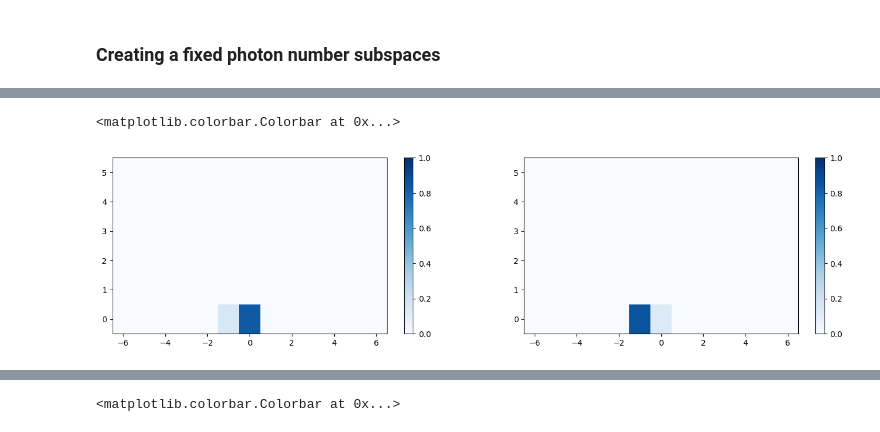
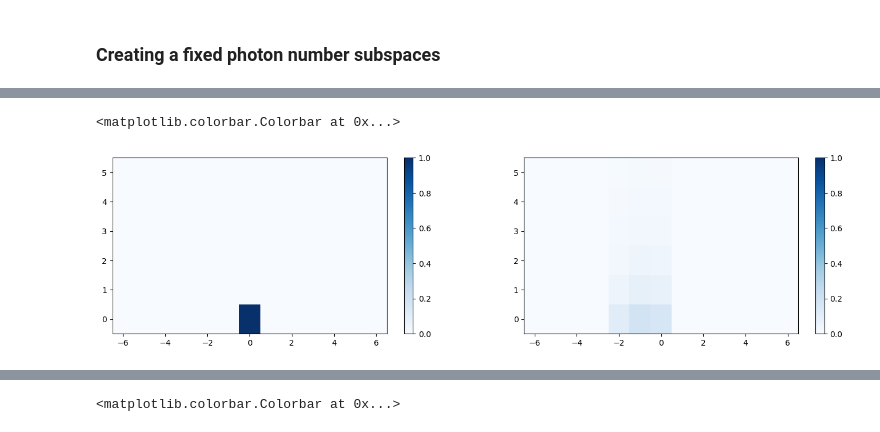
Before and after one commit to OgisT/RateEquations, a Jupyter notebook: RateEqs.ipynb, the cells around one changed output, grey strips where cells are left out. Cells and saved outputs as stored; diff of their text form; code cells hidden in the pictures.

```diff
--- a/RateEqs.ipynb
+++ b/RateEqs.ipynb
@@ -1341,13 +1342,13 @@ for ngi, ng in enumerate(nglist):
         for ph2 in phstates:
             for i , eli in enumerate(elstates):
                 for j, elj in enumerate(elstates):
-                    Gmatfr[:, i, j, ph1, ph2] = Gmatfixedresoptnondiag(ph1, ph2, eli, elj, ntrunc)
+                    Gmatfr[:, i, j, ph1, ph2] = Gmatfixedresopt(ph1, ph2, eli, elj, ntrunc)
     for i1 in range(ntrunc+1):
         for i2 in range(ntrunc+1):
             Gtotal[:,i2*len(elstates):(i2+1)*len(elstates),i1*len(elstates):(i1+1)*len(elstates)] = Gmatfr[:,:,:,i1,i2]
     #for kk in range(len(v)):
-    for i in range(Gtotal.shape[2]):
-        Gtotal[:,i,i] = -sum(Gtotal[:,:,i], axis = 1)
+    #for i in range(Gtotal.shape[2]):
+        #Gtotal[:,i,i] = -sum(Gtotal[:,:,i], axis = 1)
     probn = zeros((len(v),len(elstates)*len(phstates)))
     for i in range(len(v)):
         probn[i,:] = linalg.solve(Gtotal[i] + ϵ*Σ, svec)
@@ -1579,0 +1599,16 @@ aa = Gsn1numba(vtry, 0, 0.1, 0, 0, Ec, κ1, R, f)
+# %%
+eind = arange(lene)
+ntrunc = 2
+eltrunc = 2
+lenn = ntrunc + 1
+lene = 2*eltrunc + 1
+phstates = arange(ntrunc+1)
+elstates = arange(-eltrunc, eltrunc + 1)
+def indcheck(x,y):
+    ind1 = x//lene #nph1
+    ind2 = y//lene #nph2
+    ind3 = elstates[x%lene] #ne1
+    ind4 = elstates[y%lene] #ne2
+    return([ind1, ind2, ind3, ind4])
+for kk in range(lene*lenn):
+    print(indcheck(kk,5))
@@ -1589,6 +1640,16 @@ def populateMatrix(v, gate, ntrunc, eltrunc):
                 for j in range(len(elstates)):
                     Gmatfr[:, i, j, ph1, ph2] = Gmatndnumba(v, gate, ph1, ph2, elstates[i], elstates[j], ntrunc)
     return Gmatfr
+
+@nb.njit(parallel = True)
+def populateFullMatrix(v, gate, ntrunc, eltrunc):
+    phstates = arange(ntrunc+1)
+    elstates = arange(-eltrunc, eltrunc + 1)
+    Gmatfull = zeros((len(v), (ntrunc + 1)* (2*eltrunc + 1), (ntrunc + 1)* (2*eltrunc + 1)))
+    for x in nb.prange((ntrunc + 1)* (2*eltrunc + 1)):
+        for y in nb.prange((ntrunc + 1)* (2*eltrunc + 1)):
+            Gmatfull[:,x, y] = Gmatnumba(v, gate, y//(2*eltrunc + 1), x//(2*eltrunc + 1), elstates[x%((2*eltrunc + 1))], elstates[y%((2*eltrunc + 1))], ntrunc)
+    return Gmatfull
 
 @nb.njit(parallel = True)
 def reshapeMatrix(Mat, v, ntrunc, eltrunc):
@@ -1619,13 +1680,11 @@ def getPmap(ngatelist, v, ntrunc, eltrunc):
     pnmmap = zeros((len(ngatelist), len(v), len(phstates), len(elstates)))
     for ngi in nb.prange(len(ngatelist)):
         ngate = nglist[ngi]
-        Gmat = populateMatrix(v, ngate, ntrunc, eltrunc)
-        Gnondiag = reshapeMatrix(Gmat, v, ntrunc, eltrunc)
-        Gtotal = addDiag(Gnondiag)
-        pnmmap[ngi, :, :, :] = GetP(Gtotal, v, ntrunc, eltrunc)
+        Gmatrix = populateFullMatrix(v, ngate, ntrunc, eltrunc)
+        pnmmap[ngi, :, :, :] = GetP(Gmatrix, v, ntrunc, eltrunc)
     return pnmmap
 # %%
-v = arange(650,1200,0.5, float)
+v = arange(650,1200,2, float)
 ntrunc = 5
 eltrunc = 6
 phstates = arange(ntrunc+1)
@@ -1653,16 +1733,16 @@ Wall time: 17.4 s
 # %%
 fig, ax = subplots(1,2, figsize = (17,4))
 argng1 = argmin(abs(nglista-0))
-argv1 = argmin(abs(v-650))
+argv1 = argmin(abs(v-750))
 im = ax[0].pcolormesh(elstates, phstates, maptry[argng1,argv1,:,:], vmin = 0, vmax = 1, cmap = 'Blues')
 argng2 = argmin(abs(nglista+1))
-argv2 = argmin(abs(v-650))
+argv2 = argmin(abs(v-1950))
 im2 = ax[1].pcolormesh(elstates, phstates, maptry[argng2,argv2,:,:], vmin = 0, vmax = 1, cmap = 'Blues')
 colorbar(im, ax = ax[0])
 colorbar(im2, ax = ax[1])
 # %% [output]
 <matplotlib.colorbar.Colorbar at 0x...>
-[figure, old version]
+[figure, new version]
 # %%
 figure(figsize = (12, 8))
 pcolormesh(nglista, v, gf((phmap).T, (0.02,0.02)), cmap = 'Blues')
```
Also changed, not shown: parts of 16 cells of this notebook.
